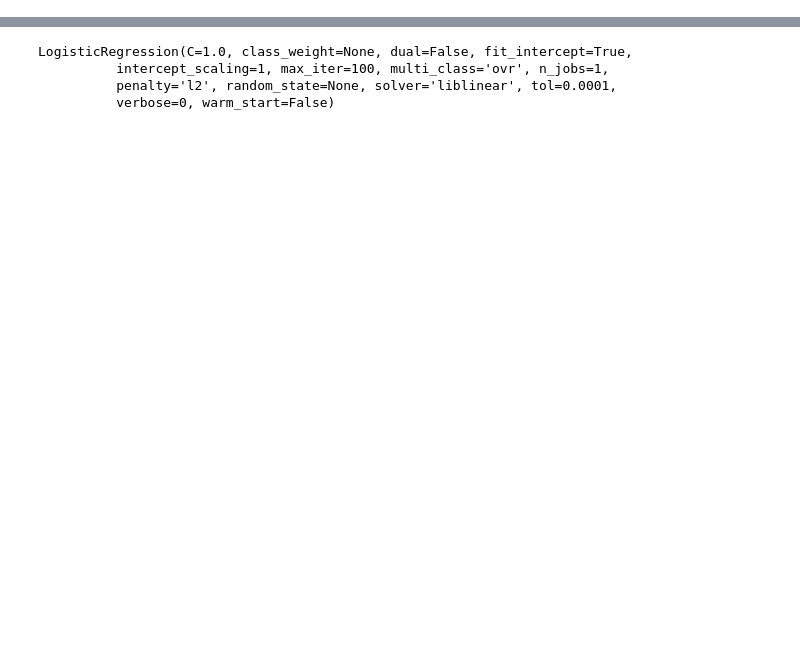
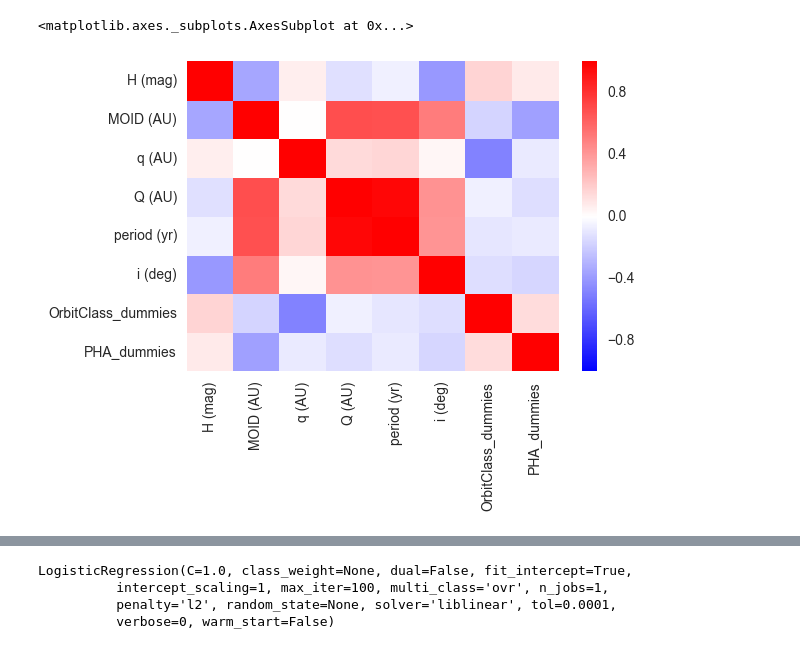
Before and after one commit to asaf-drizlikh/stat489project, a Jupyter notebook: logistic regression.ipynb, the cells around one changed output, grey strips where cells are left out. Cells and saved outputs as stored; diff of their text form; code cells hidden in the pictures; blank space fills up the shorter version.

```diff
--- a/logistic regression.ipynb
+++ b/logistic regression.ipynb
@@ -18,0 +70,3 @@ print(len(data))
+# %%
+datacorr = data.corr() #correlation matrix, showing correlation between each variable and all the others
+data.corr().head()
@@ -19,3 +80,9 @@ print(len(data))
+# %%
+sb.heatmap(datacorr, cmap = 'bwr') #heatmap of correlation matrix
+###darker colors represent higher correlation, several pairs of variables are highly correlated.
+# %% [output]
+<matplotlib.axes._subplots.AxesSubplot at 0x...>
+[figure, added]
 # %%
 
 msk=np.random.rand(len(data))<0.7
```
Also changed, not shown: parts of 25 cells of this notebook.
